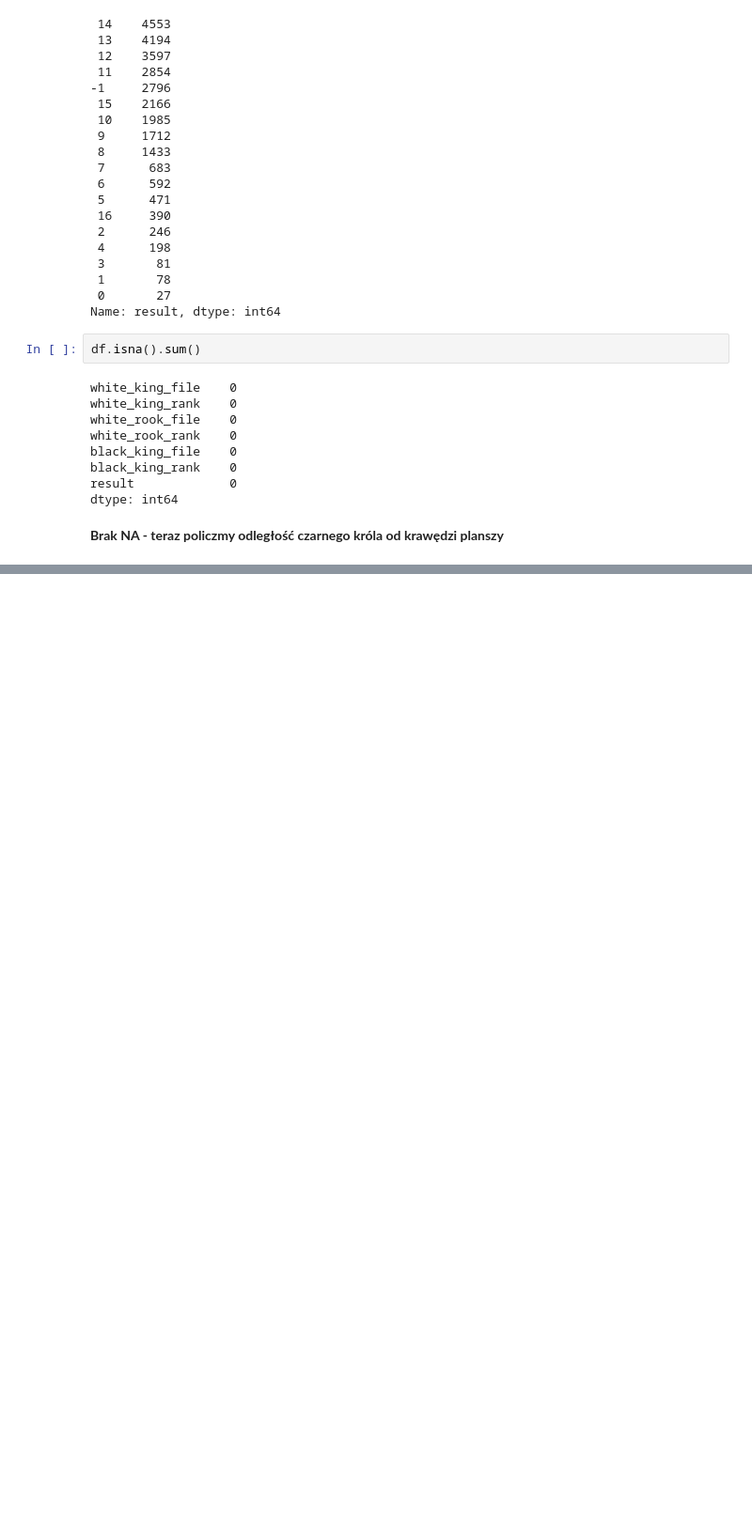
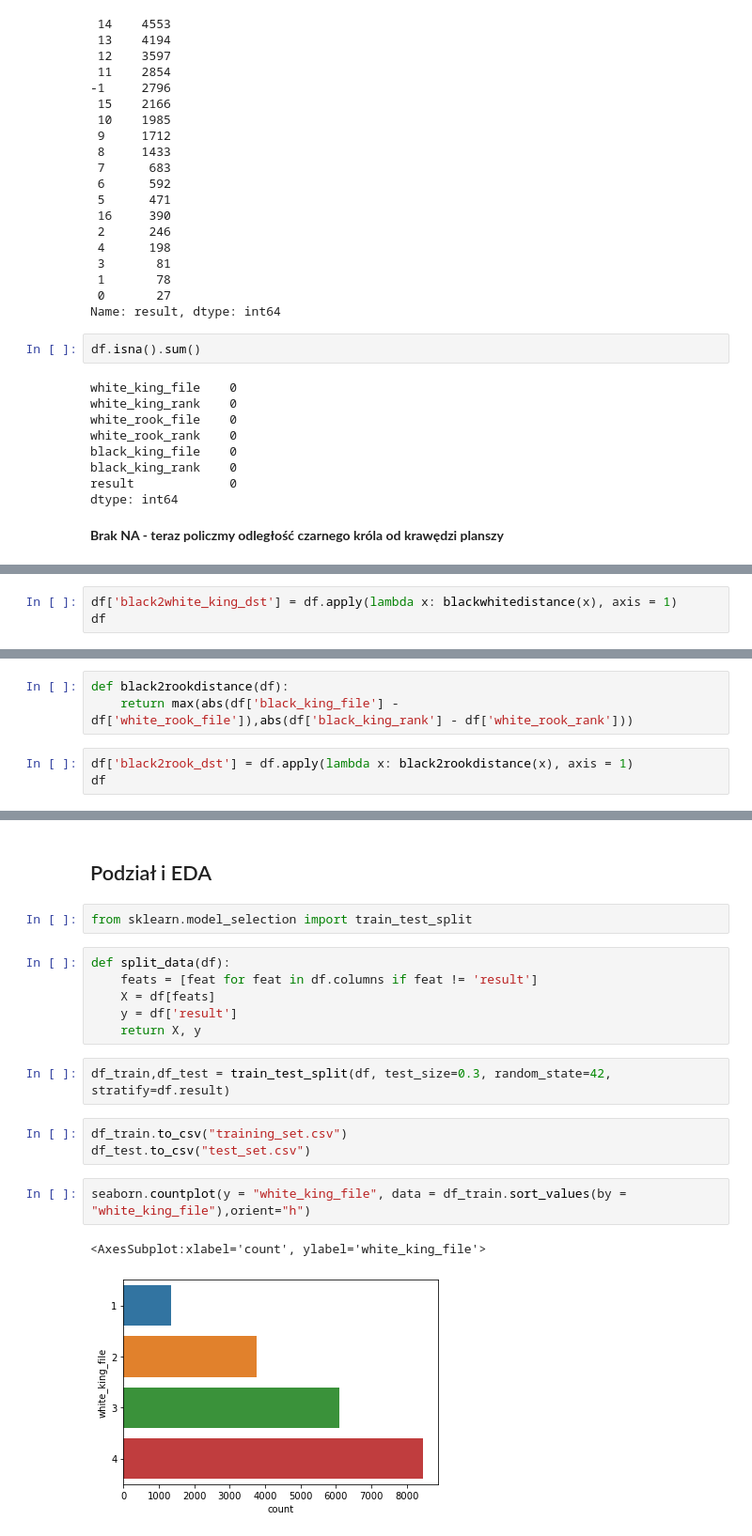
Before and after one commit to alexmal01/WUM_Proj1, a Jupyter notebook: WUMProj1Milestone1.ipynb, the cells around one changed output, grey strips where cells are left out. Shown: that part at 94% size. Saved outputs shown, nothing was run; the diff lists cells and outputs as text; blank space fills up the shorter version.

```diff
--- a/WUMProj1Milestone1.ipynb
+++ b/WUMProj1Milestone1.ipynb
@@ -157,0 +175,3 @@ df
+# %%
+df['black2white_king_dst'] = df.apply(lambda x: blackwhitedistance(x), axis = 1)
+df
@@ -157,0 +198,6 @@ df
+# %%
+def black2rookdistance(df):
+    return max(abs(df['black_king_file'] - df['white_rook_file']),abs(df['black_king_rank'] - df['white_rook_rank']))
+# %%
+df['black2rook_dst'] = df.apply(lambda x: black2rookdistance(x), axis = 1)
+df
@@ -157,0 +218,20 @@ df
+# %% [markdown]
+## Podział i EDA
+# %%
+from sklearn.model_selection import train_test_split
+# %%
+def split_data(df):
+    feats = [feat for feat in df.columns if feat != 'result']
+    X = df[feats]
+    y = df['result']
+    return X, y
+# %%
+df_train,df_test = train_test_split(df, test_size=0.3, random_state=42, stratify=df.result)
+# %%
+df_train.to_csv("training_set.csv")
+df_test.to_csv("test_set.csv")
+# %%
+seaborn.countplot(y = "white_king_file", data = df_train.sort_values(by = "white_king_file"),orient="h")
+# %% [output]
+<AxesSubplot:xlabel='count', ylabel='white_king_file'>
+[figure, added]
```
Also changed, not shown: parts of 25 cells of this notebook.
